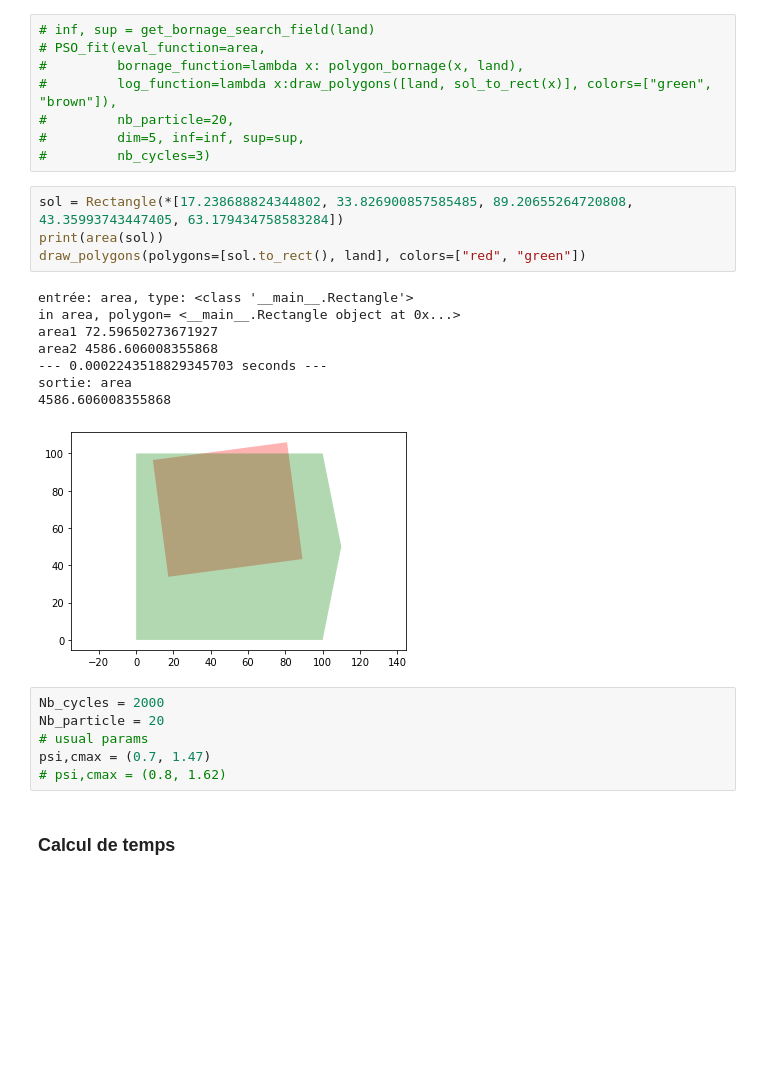
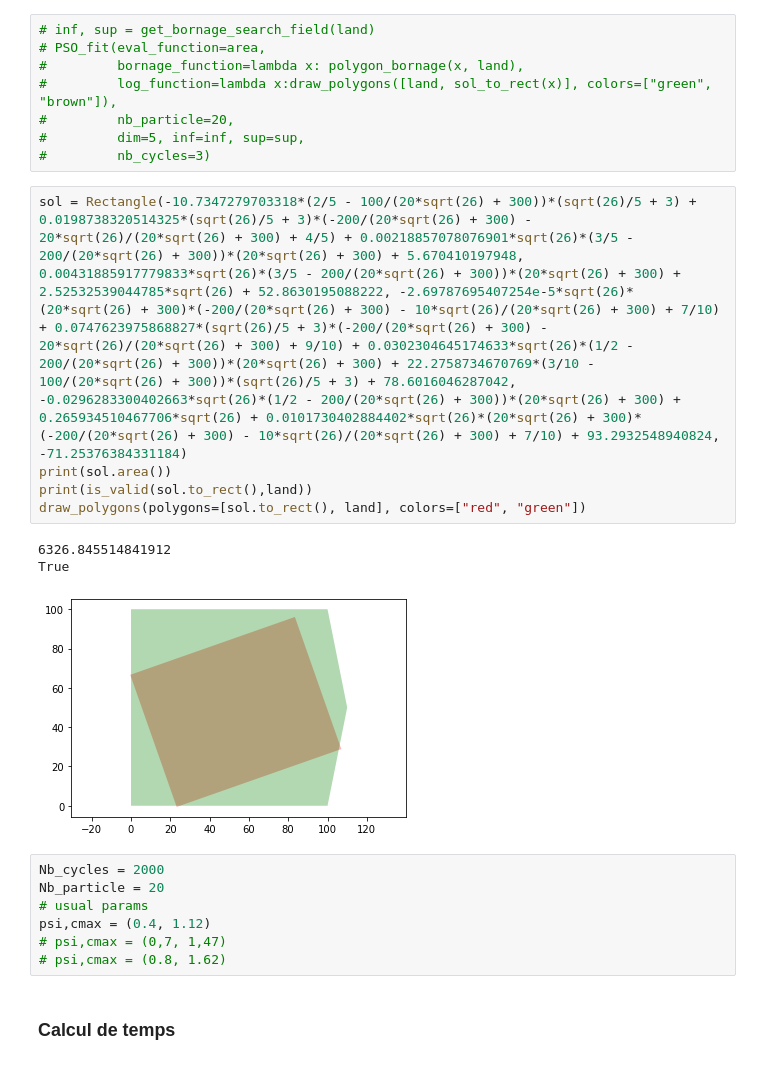
Before and after one commit to iribarnesy/optimize-house-area-on-a-land, a Jupyter notebook: PSO_rectangle.ipynb, the cells around one changed output. Cells and saved outputs as stored; diff of their text form; blank space fills up the shorter version.

```diff
--- a/PSO_rectangle.ipynb
+++ b/PSO_rectangle.ipynb
@@ -276,24 +253,21 @@ def polygon_bornage(sol, land_polygon):
 #         nb_particle=20,
 #         dim=5, inf=inf, sup=sup,
 #         nb_cycles=3)
-# %%
-sol = Rectangle(*[17.238688824344802, 33.826900857585485, 89.20655264720808, 43.35993743447405, 63.179434758583284])
-print(area(sol))
-draw_polygons(polygons=[sol.to_rect(), land], colors=["red", "green"])
-# %% [output]
-entrée: area, type: <class '__main__.Rectangle'>
-in area, polygon= <__main__.Rectangle object at 0x...>
-area1 72.59650273671927
-area2 4586.606008355868
---- 0.0002243518829345703 seconds ---
-sortie: area
-4586.606008355868
-[figure, removed]
+# %%
+sol = Rectangle(-10.7347279703318*(2/5 - 100/(20*sqrt(26) + 300))*(sqrt(26)/5 + 3) + 0.0198738320514325*(sqrt(26)/5 + 3)*(-200/(20*sqrt(26) + 300) - 20*sqrt(26)/(20*sqrt(26) + 300) + 4/5) + 0.00218857078076901*sqrt(26)*(3/5 - 200/(20*sqrt(26) + 300))*(20*sqrt(26) + 300) + 5.670410197948, 0.00431885917779833*sqrt(26)*(3/5 - 200/(20*sqrt(26) + 300))*(20*sqrt(26) + 300) + 2.52532539044785*sqrt(26) + 52.8630195088222, -2.69787695407254e-5*sqrt(26)*(20*sqrt(26) + 300)*(-200/(20*sqrt(26) + 300) - 10*sqrt(26)/(20*sqrt(26) + 300) + 7/10) + 0.0747623975868827*(sqrt(26)/5 + 3)*(-200/(20*sqrt(26) + 300) - 20*sqrt(26)/(20*sqrt(26) + 300) + 9/10) + 0.0302304645174633*sqrt(26)*(1/2 - 200/(20*sqrt(26) + 300))*(20*sqrt(26) + 300) + 22.2758734670769*(3/10 - 100/(20*sqrt(26) + 300))*(sqrt(26)/5 + 3) + 78.6016046287042, -0.0296283300402663*sqrt(26)*(1/2 - 200/(20*sqrt(26) + 300))*(20*sqrt(26) + 300) + 0.265934510467706*sqrt(26) + 0.0101730402884402*sqrt(26)*(20*sqrt(26) + 300)*(-200/(20*sqrt(26) + 300) - 10*sqrt(26)/(20*sqrt(26) + 300) + 7/10) + 93.2932548940824, -71.25376384331184)
+print(sol.area())
+print(is_valid(sol.to_rect(),land))
+draw_polygons(polygons=[sol.to_rect(), land], colors=["red", "green"])
+# %% [output]
+6326.845514841912
+True
+[figure, added]
 # %%
 Nb_cycles = 2000
 Nb_particle = 20
 # usual params
-psi,cmax = (0.7, 1.47)
+psi,cmax = (0.4, 1.12)
+# psi,cmax = (0,7, 1,47)
 # psi,cmax = (0.8, 1.62)
 # %% [markdown]
 ### Calcul de temps
```
Also changed, not shown: parts of 18 cells of this notebook.
